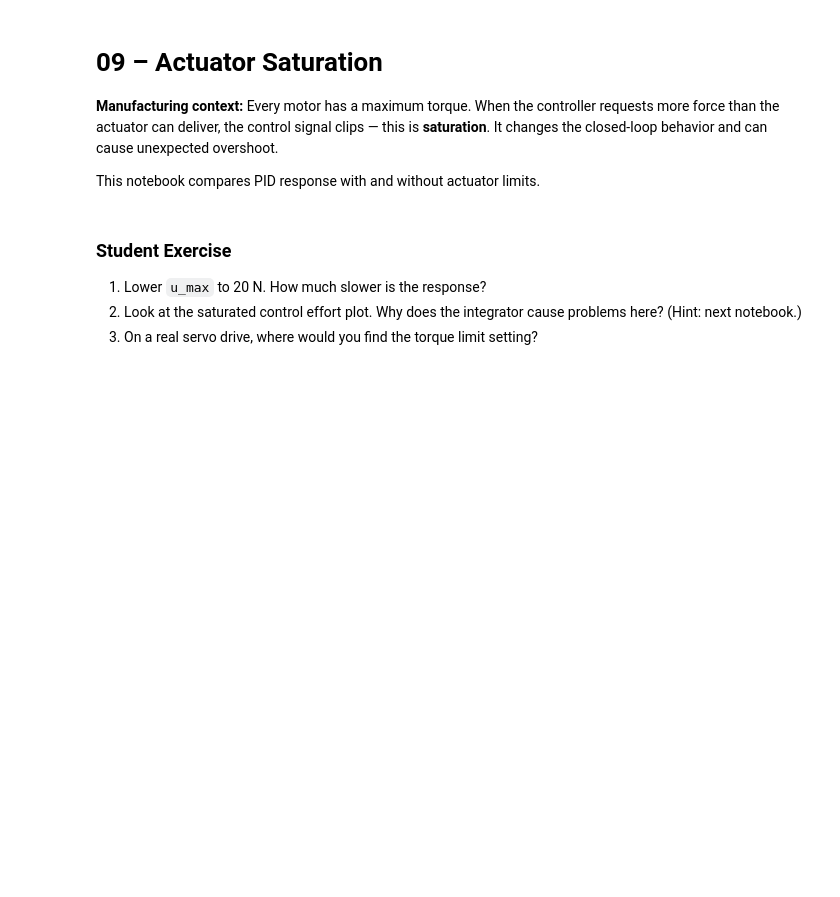
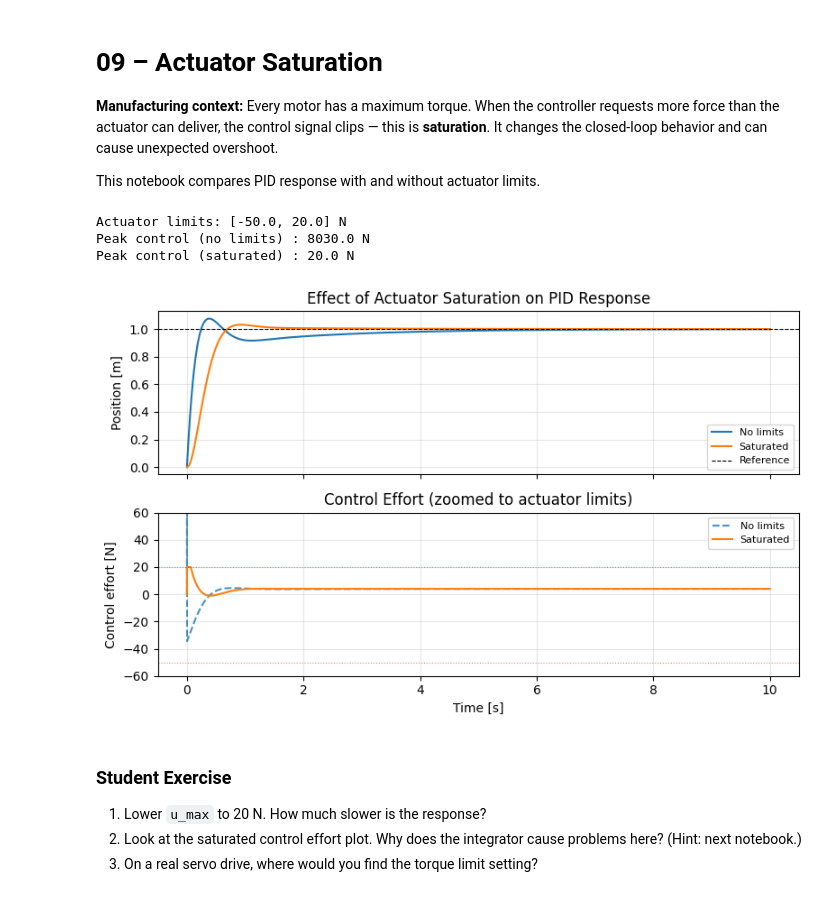
Before and after one commit to swesct/Control-Simulation-Demo, a Jupyter notebook: Exercise_03_Digital_Control/09_actuator_saturation.ipynb, the cells around one changed output. Saved outputs shown, nothing was run; the diff lists cells and outputs as text; code cells hidden in the pictures; blank space fills up the shorter version.

```diff
--- a/Exercise_03_Digital_Control/09_actuator_saturation.ipynb
+++ b/Exercise_03_Digital_Control/09_actuator_saturation.ipynb
@@ -22,7 +22,7 @@ Kd = 8.0
 
 # Actuator limits
 u_min = -50.0
-u_max = 50.0
+u_max = 20.0
 # -----------------------------
 # %%
 t = np.arange(0, t_end, dt)
@@ -61,28 +61,38 @@ x_sat, u_sat = simulate_pid_sat(Kp, Ki, Kd, u_min, u_max)
 print(f"Actuator limits: [{u_min}, {u_max}] N")
 print(f"Peak control (no limits) : {np.max(np.abs(u_unsat)):.1f} N")
 print(f"Peak control (saturated) : {np.max(np.abs(u_sat)):.1f} N")
+# %% [output]
+Actuator limits: [-50.0, 20.0] N
+Peak control (no limits) : 8030.0 N
+Peak control (saturated) : 20.0 N
 # %%
 fig, axes = plt.subplots(2, 1, figsize=(8, 5), sharex=True)
 
 axes[0].plot(t, x_unsat, label="No limits")
 axes[0].plot(t, x_sat, label="Saturated")
 axes[0].axhline(ref, color="k", linestyle="--", linewidth=0.8, label="Reference")
 axes[0].set_ylabel("Position [m]")
 axes[0].set_title("Effect of Actuator Saturation on PID Response")
 axes[0].legend(fontsize=8)
 axes[0].grid(True, alpha=0.3)
 
-axes[1].plot(t, u_unsat, label="No limits")
-axes[1].plot(t, u_sat, label="Saturated")
+plot_limit = 1.2 * max(abs(u_min), abs(u_max))
+
+axes[1].plot(t, u_unsat, linestyle="--", alpha=0.8, label="No limits")
+axes[1].plot(t, u_sat, linewidth=1.5, label="Saturated")
 axes[1].axhline(u_max, color="r", linestyle=":", linewidth=0.8, alpha=0.5)
 axes[1].axhline(u_min, color="r", linestyle=":", linewidth=0.8, alpha=0.5)
+axes[1].set_ylim(-plot_limit, plot_limit)
 axes[1].set_ylabel("Control effort [N]")
+axes[1].set_title("Control Effort (zoomed to actuator limits)")
 axes[1].set_xlabel("Time [s]")
 axes[1].legend(fontsize=8)
 axes[1].grid(True, alpha=0.3)
 
 fig.tight_layout()
 plt.show()
+# %% [output]
+[figure, added]
 # %% [markdown]
 ### Student Exercise
 
```
Also changed, not shown: 3 other files.
